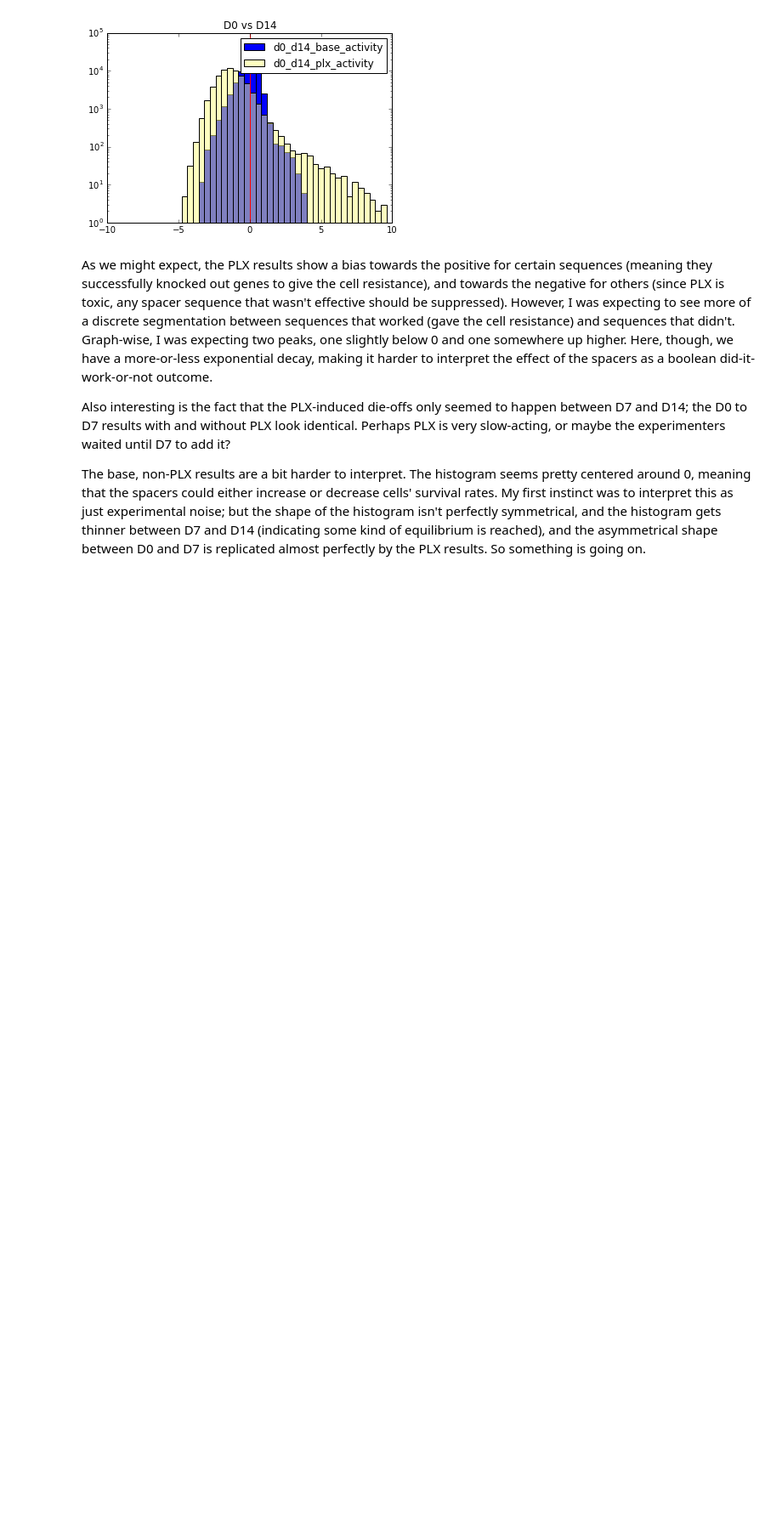
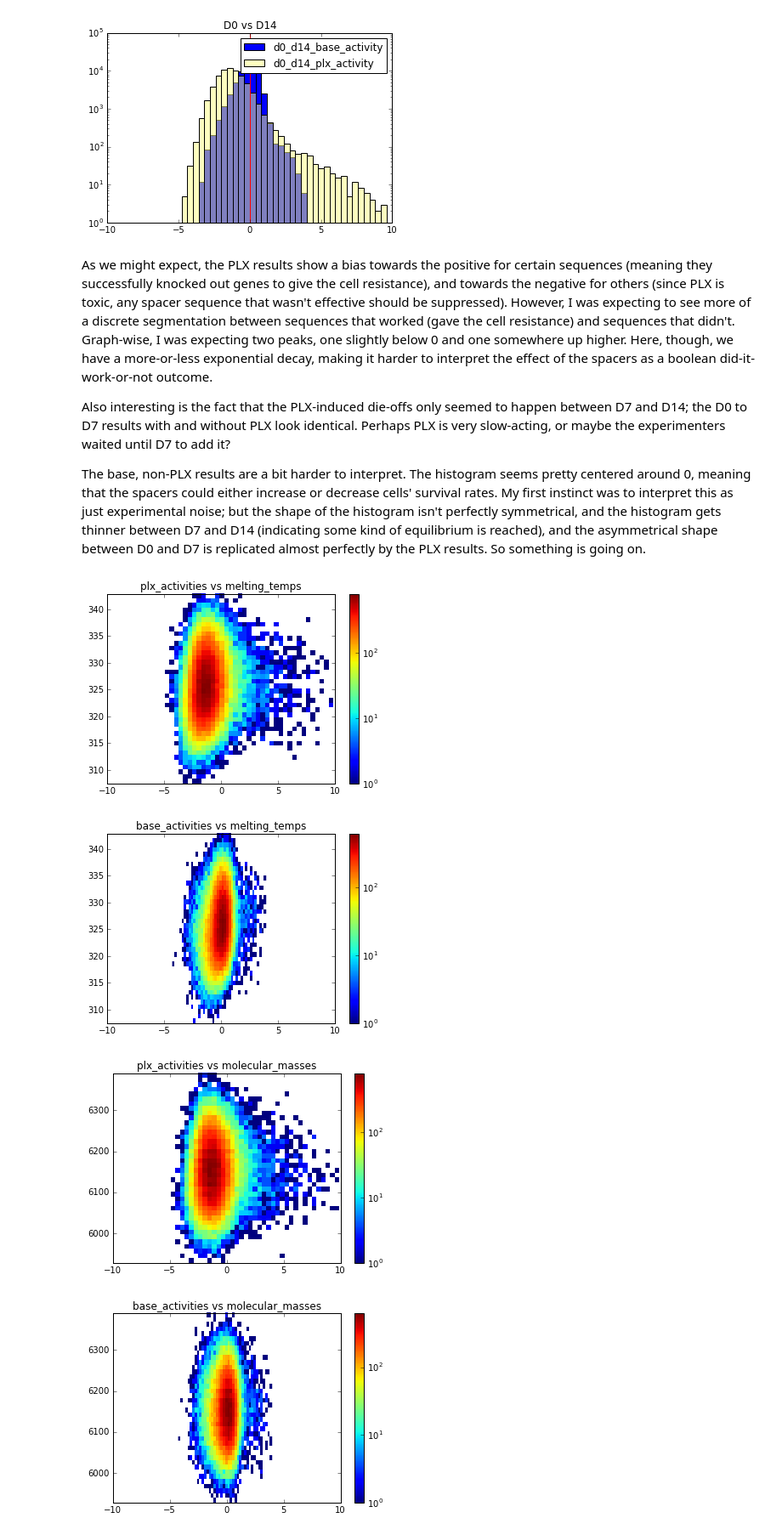
Before and after one commit to asross/guide-cluster, a Jupyter notebook: presentation.ipynb, the cells around one changed output. Shown: that part at 85% size. Drawn from its saved outputs; the diff is of its cells as text; code cells hidden in the pictures; blank space fills up the shorter version.

Commit message:
examine effect of melting temp / molecular mass

```diff
--- a/presentation.ipynb
+++ b/presentation.ipynb
@@ -43,0 +51,21 @@ The base, non-PLX results are a bit harder to interpret. The histogram seems pre
+# %%
+from matplotlib.colors import LogNorm
+
+def activity_2dhist(x, y):
+    plt.hist2d(eval(x), eval(y), bins=40, norm=LogNorm())
+    plt.title('{} vs {}'.format(x, y))
+    plt.xlim(-10,10)
+    #plt.axvline(color='red')
+    plt.colorbar()
+    plt.show()
+# %%
+#plt.subplots(ncols=2, figsize=(15, 4))
+activity_2dhist('plx_activities', 'melting_temps')
+activity_2dhist('base_activities', 'melting_temps')
+activity_2dhist('plx_activities', 'molecular_masses')
+activity_2dhist('base_activities', 'molecular_masses')
+# %% [output]
+[figure, added]
+[figure, added]
+[figure, added]
+[figure, added]
```
Also changed, not shown: parts of 2 cells of this notebook.
